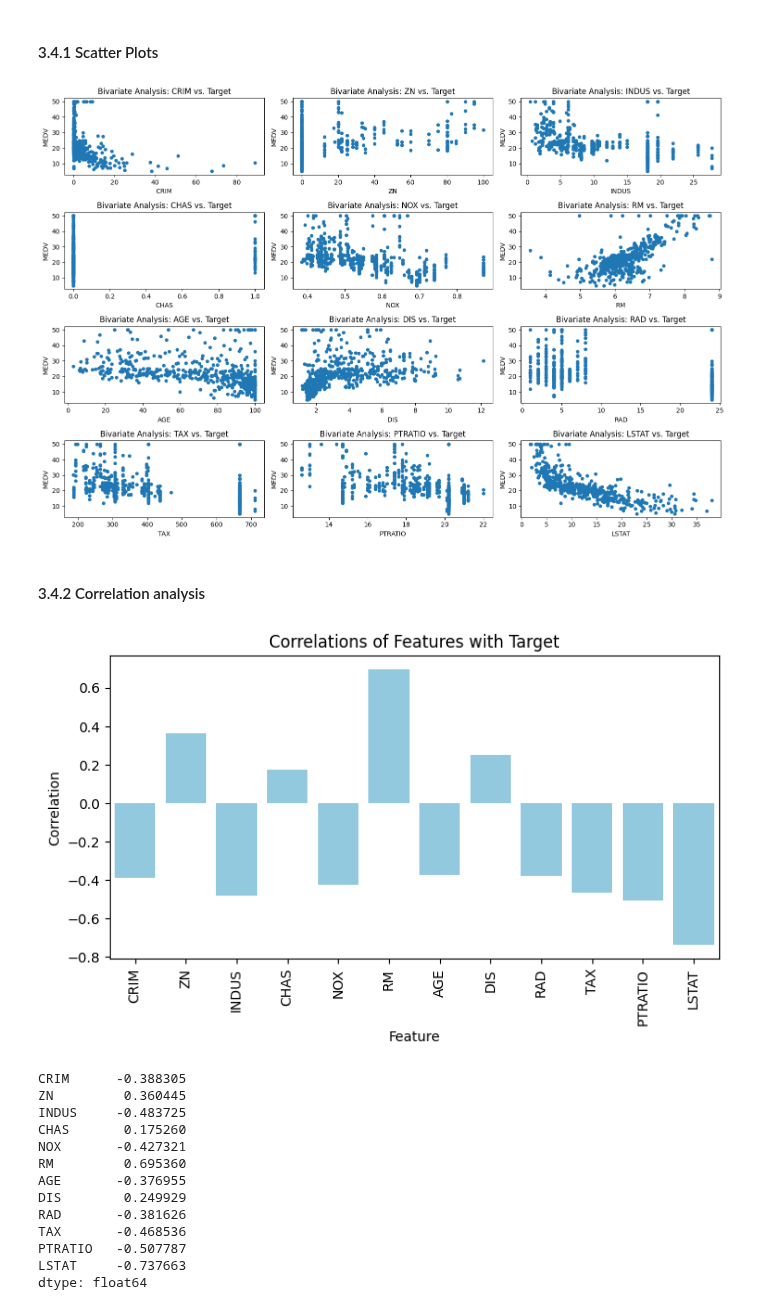
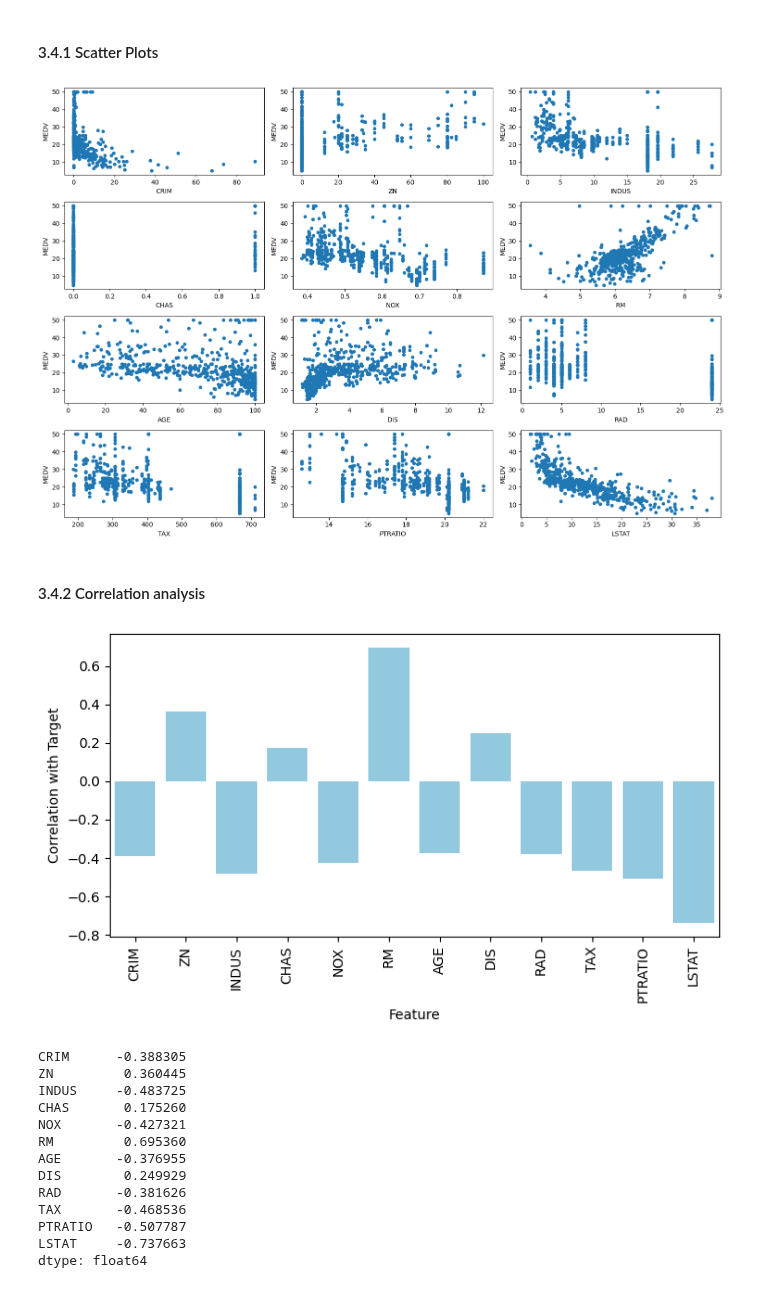
Before and after one commit to j-c-carr/Real-Estate-and-Wine-Quality-Prediction, a Jupyter notebook: data_analysis/boston_analysis.ipynb, the cells around one changed output. Drawn from its saved outputs; the diff is of its cells as text; code cells hidden in the pictures.

```diff
--- a/data_analysis/boston_analysis.ipynb
+++ b/data_analysis/boston_analysis.ipynb
@@ -132,27 +131,27 @@ axs = axs.flatten()
 
 for i, feature in enumerate(df_b.columns[:-1]):
     df_b.plot.scatter(x=feature, y='MEDV', ax=axs[i])
-    axs[i].set_title(f'Bivariate Analysis: {feature} vs. Target')
+    #axs[i].set_title(f'Bivariate Analysis: {feature} vs. Target')
+
 
 plt.tight_layout()
 plt.show()
 # %% [output]
-[figure, old version]
+[figure, new version]
 # %% [markdown]
 #### 3.4.2 Correlation analysis
 # %%
 # correlation of features with targets
 correlations = df_b.drop('MEDV', axis=1).corrwith(df_b['MEDV'])
 
 plt.figure(figsize=(8, 4))
 sns.barplot(x=correlations.index, y=correlations, color='skyblue')
-plt.title('Correlations of Features with Target')
 plt.xlabel('Feature')
-plt.ylabel('Correlation')
+plt.ylabel('Correlation with Target')
 plt.xticks(rotation=90)
 plt.show()
 # %% [output]
-[figure, old version]
+[figure, new version]
 # %%
 print(correlations)
 # %% [output]
```
Also changed, not shown: parts of 1 cell of this notebook, 10 other files.
